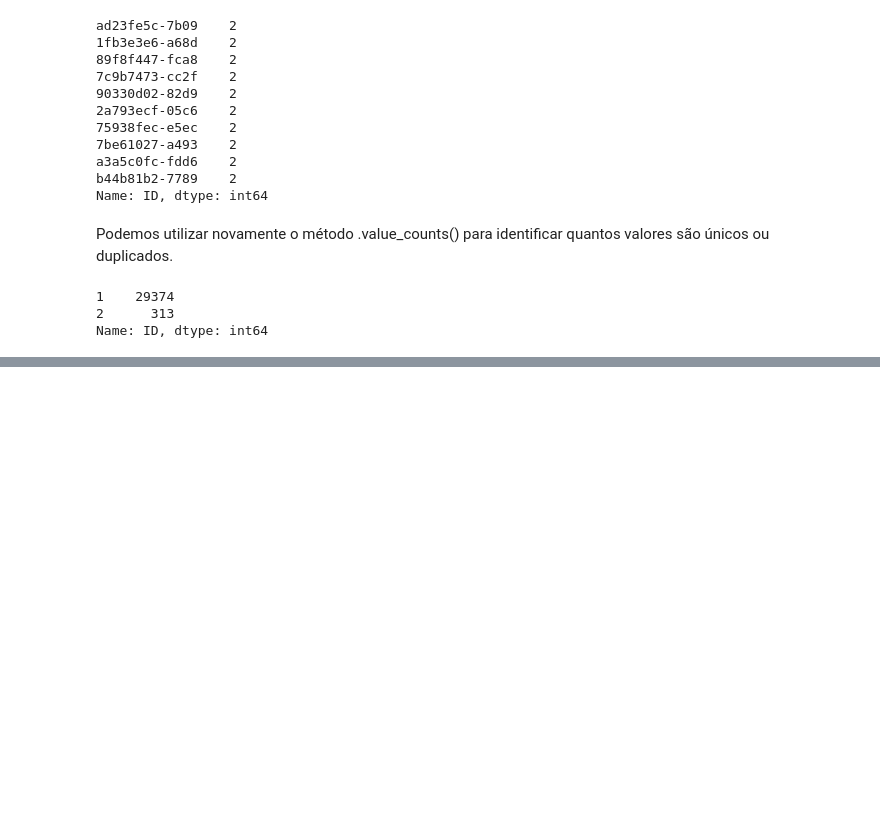
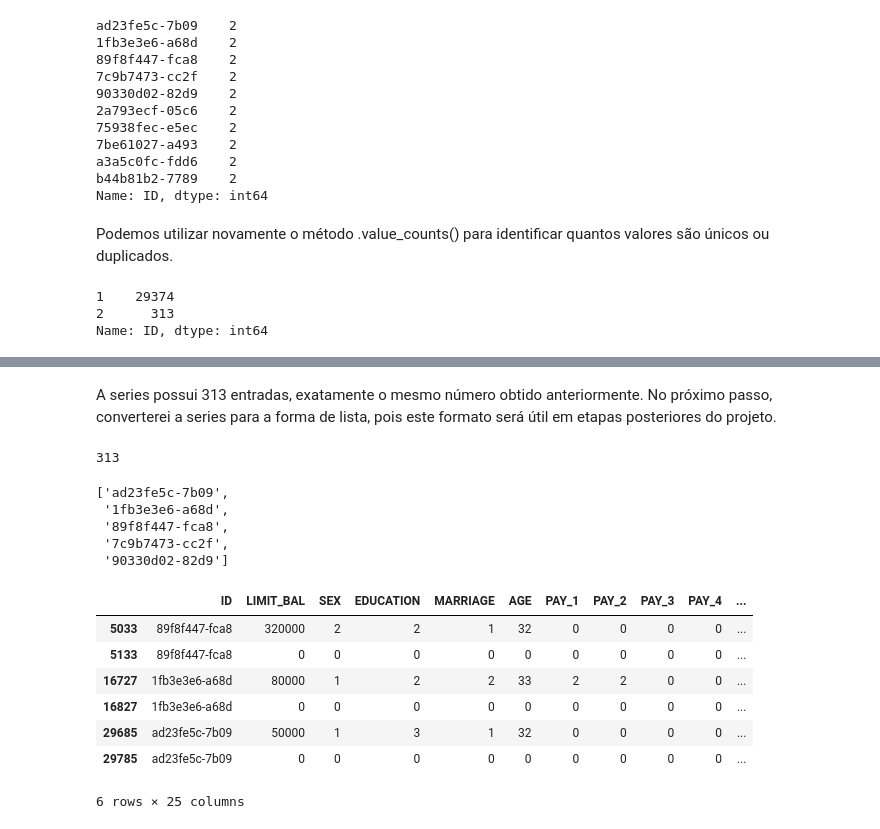
Before and after one commit to marcosvnespolo/Previsao_Inadimplencia, a Jupyter notebook: Previsão_Inadimplência.ipynb, the cells around one changed output, grey strips where cells are left out. Saved outputs shown, nothing was run; the diff lists cells and outputs as text; code cells hidden in the pictures; blank space fills up the shorter version.

```diff
--- a/Previsão_Inadimplência.ipynb
+++ b/Previsão_Inadimplência.ipynb
@@ -91,0 +96,4 @@ Name: ID, dtype: int64
+# %%
+# Visualizando os 15 primeiros ID's duplicados
+id_duplicados = contagem_id == 2
+id_duplicados[0:15]
@@ -91,0 +117,3 @@ Name: ID, dtype: int64
+# %%
+in_dupl_index = contagem_id.index[id_duplicados]
+in_dupl_index
@@ -91,0 +129,28 @@ Name: ID, dtype: int64
+# %% [markdown]
+A series possui 313 entradas, exatamente o mesmo número obtido anteriormente.
+No próximo passo, converterei a series para a forma de lista, pois este formato será útil em etapas posteriores do projeto.
+# %%
+lista_id_dupl = list(in_dupl_index)
+len(lista_id_dupl)
+# %% [output]
+313
+# %%
+# Verificando as primeiras entradas
+lista_id_dupl[0:5]
+# %% [output]
+['ad23fe5c-7b09',
+ '1fb3e3e6-a68d',
+ '89f8f447-fca8',
+ '7c9b7473-cc2f',
+ '90330d02-82d9']
+# %%
+df.loc[df['ID'].isin(lista_id_dupl[0:3]),:].head(10)
+# %% [output]
+|  | ID | LIMIT_BAL | SEX | EDUCATION | MARRIAGE | AGE | PAY_1 | PAY_2 | PAY_3 | PAY_4 | ... |
+| 5033 | 89f8f447-fca8 | 320000 | 2 | 2 | 1 | 32 | 0 | 0 | 0 | 0 | ... |
+| 5133 | 89f8f447-fca8 | 0 | 0 | 0 | 0 | 0 | 0 | 0 | 0 | 0 | ... |
+| 16727 | 1fb3e3e6-a68d | 80000 | 1 | 2 | 2 | 33 | 2 | 2 | 0 | 0 | ... |
+| 16827 | 1fb3e3e6-a68d | 0 | 0 | 0 | 0 | 0 | 0 | 0 | 0 | 0 | ... |
+| 29685 | ad23fe5c-7b09 | 50000 | 1 | 3 | 1 | 32 | 0 | 0 | 0 | 0 | ... |
+| 29785 | ad23fe5c-7b09 | 0 | 0 | 0 | 0 | 0 | 0 | 0 | 0 | 0 | ... |
+6 rows × 25 columns
```
Also changed, not shown: parts of 6 cells of this notebook.
